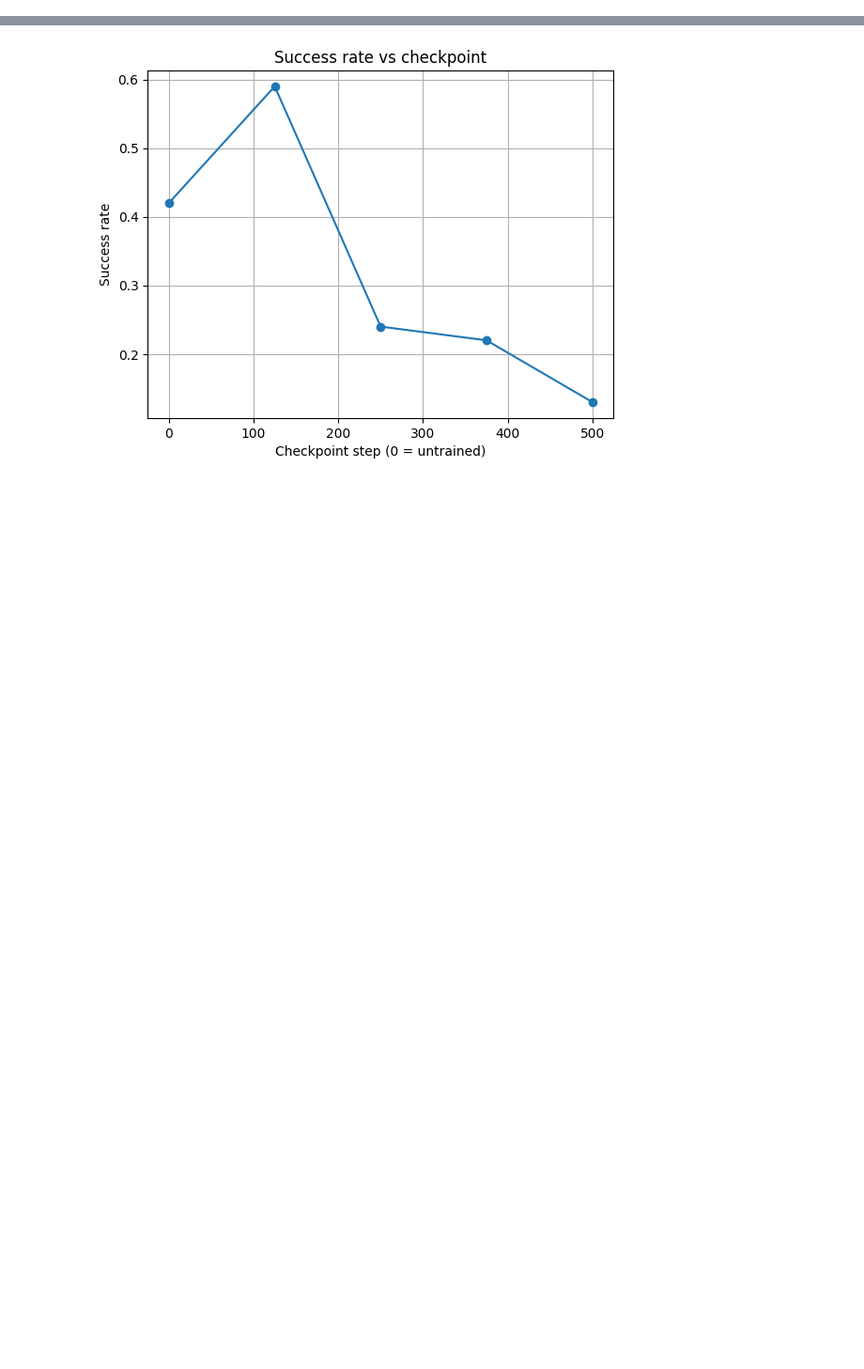
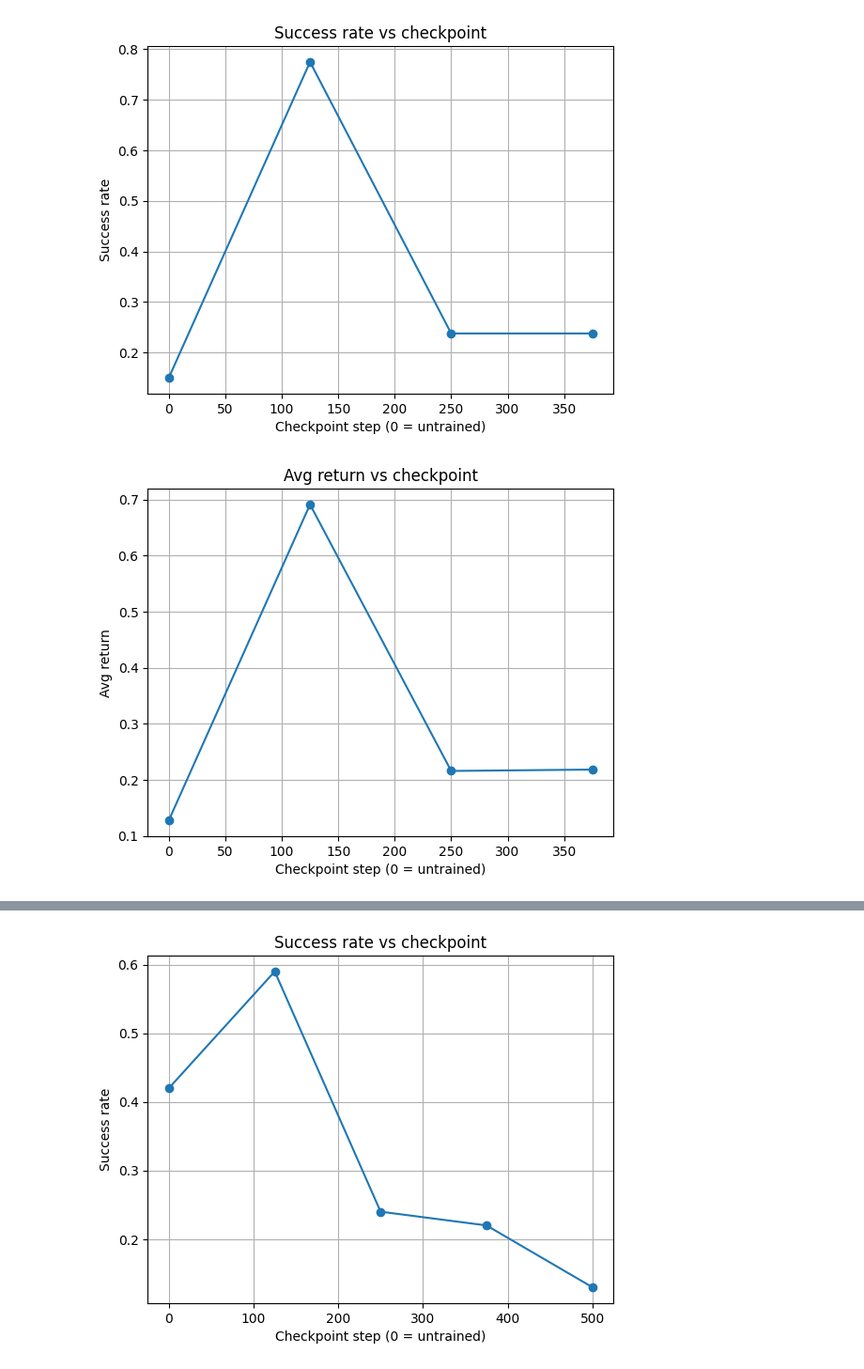
Before and after one commit to iliailiaai/nanoVLM-action, a Jupyter notebook: run_eval_env.ipynb, the cells around one changed output, grey strips where cells are left out. Shown at 94% size. Saved outputs shown, nothing was run; the diff lists cells and outputs as text; code cells hidden in the pictures; blank space fills up the shorter version.

```diff
--- a/run_eval_env.ipynb
+++ b/run_eval_env.ipynb
@@ -154,15 +154,15 @@ def load_model_for_step(step, base_ckpt_dir):
 
 base_ckpt_dir = "/teamspace/studios/this_studio/nanoVLM-action/nanoVLM/checkpoints_emptyenv_action/base_sft"
 
-steps = [None, 125, 250, 375, 500]   # None = необученная
+steps = [None, 125, 250, 375]   # None = необученная
 results = {}
 
 common_eval_kwargs = dict(
-    num_episodes=100,
-    sizes=[8],
+    num_episodes=80,
+    sizes=[8, 9],
     max_steps=100,
     seed=123,
-    temperature=1.4,
+    temperature=1.8,
     greedy=False,
     render=False
 )
@@ -185,0 +208,34 @@ for step in steps:
+# %%
+# ==== графики ==== температура 1.8 sft_base 20k sizes 6 7, unseen 8 9, 80 eps
+
+xs = sorted(results.keys())
+succ = [results[x]["success_rate"] for x in xs]
+ret  = [results[x]["avg_return"] for x in xs]
+leng = [results[x]["avg_length"] for x in xs]
+
+plt.figure()
+plt.plot(xs, succ, marker="o")
+plt.xlabel("Checkpoint step (0 = untrained)")
+plt.ylabel("Success rate")
+plt.title("Success rate vs checkpoint")
+plt.grid(True)
+plt.show()
+
+plt.figure()
+plt.plot(xs, ret, marker="o")
+plt.xlabel("Checkpoint step (0 = untrained)")
+plt.ylabel("Avg return")
+plt.title("Avg return vs checkpoint")
+plt.grid(True)
+plt.show()
+
+plt.figure()
+plt.plot(xs, leng, marker="o")
+plt.xlabel("Checkpoint step (0 = untrained)")
+plt.ylabel("Avg length")
+plt.title("Avg length vs checkpoint")
+plt.grid(True)
+plt.show()
+# %% [output]
+[figure, added]
+[figure, added]
```
Also changed, not shown: parts of 2 cells of this notebook, 6 other files.
